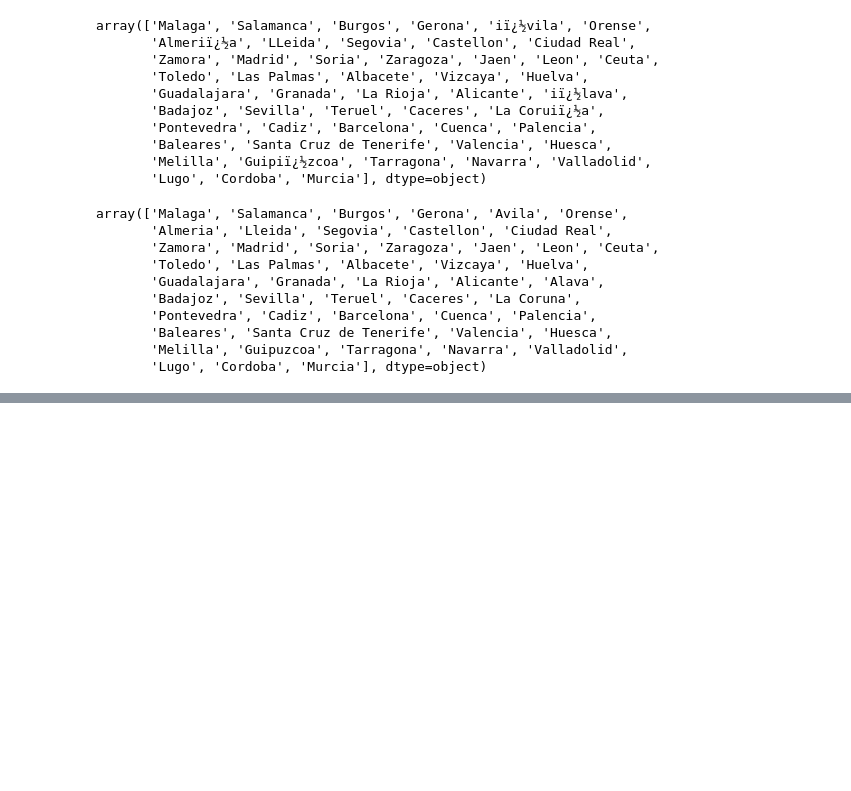
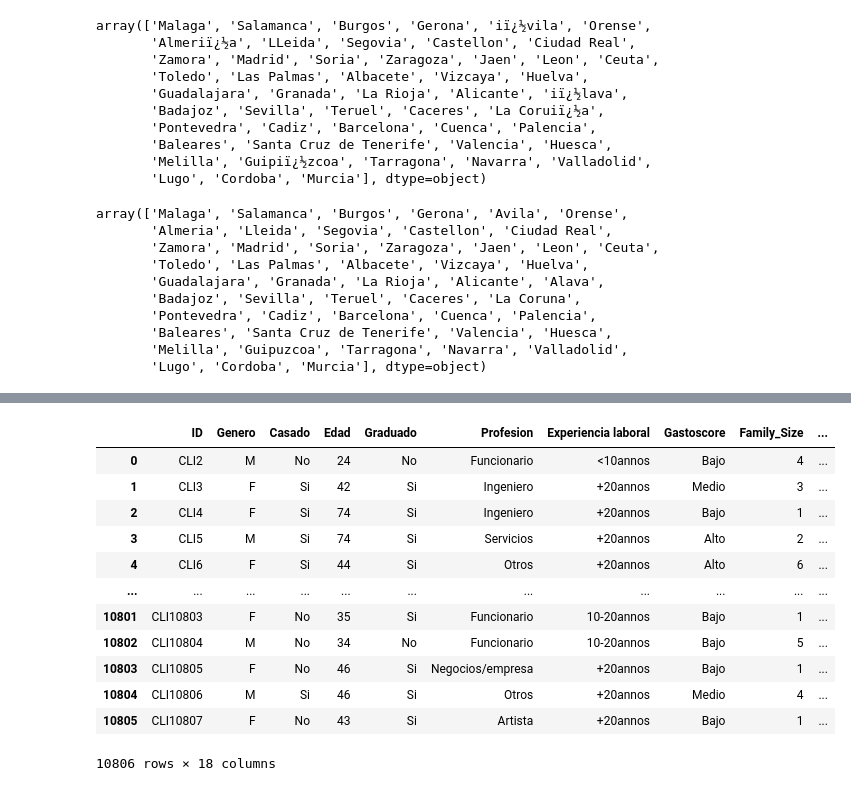
Before and after one commit to joseluis031/Segm_clientes, a Jupyter notebook: limpieza.ipynb, the cells around one changed output, grey strips where cells are left out. Cells and saved outputs as stored; diff of their text form; code cells hidden in the pictures; blank space fills up the shorter version.

```diff
--- a/limpieza.ipynb
+++ b/limpieza.ipynb
@@ -57,3 +57,8 @@ array(['Malaga', 'Salamanca', 'Burgos', 'Gerona', 'Avila', 'Orense',
        'Baleares', 'Santa Cruz de Tenerife', 'Valencia', 'Huesca',
        'Melilla', 'Guipuzcoa', 'Tarragona', 'Navarra', 'Valladolid',
        'Lugo', 'Cordoba', 'Murcia'], dtype=object)
+# %%
+# Convertir columnas numéricas con comas a formato de punto decimal
+cols_to_convert = ['Digital_encuesta']
+for col in cols_to_convert:
+    df[col] = df[col].str.replace(',', '.').astype(float)
@@ -59,0 +87,18 @@ array(['Malaga', 'Salamanca', 'Burgos', 'Gerona', 'Avila', 'Orense',
+# %%
+df.fillna({'Casado': "Desconocido"})
+df.fillna({'Graduado': "No"})
+df.fillna({'Campanna_anno': "Ninguna"})
+# %% [output]
+|  | ID | Genero | Casado | Edad | Graduado | Profesion | Experiencia laboral | Gastoscore | Family_Size | ... |
+| 0 | CLI2 | M | No | 24 | No | Funcionario | <10annos | Bajo | 4 | ... |
+| 1 | CLI3 | F | Si | 42 | Si | Ingeniero | +20annos | Medio | 3 | ... |
+| 2 | CLI4 | F | Si | 74 | Si | Ingeniero | +20annos | Bajo | 1 | ... |
+| 3 | CLI5 | M | Si | 74 | Si | Servicios | +20annos | Alto | 2 | ... |
+| 4 | CLI6 | F | Si | 44 | Si | Otros | +20annos | Alto | 6 | ... |
+| ... | ... | ... | ... | ... | ... | ... | ... | ... | ... | ... |
+| 10801 | CLI10803 | F | No | 35 | Si | Funcionario | 10-20annos | Bajo | 1 | ... |
+| 10802 | CLI10804 | M | No | 34 | No | Funcionario | 10-20annos | Bajo | 5 | ... |
+| 10803 | CLI10805 | F | No | 46 | Si | Negocios/empresa | +20annos | Bajo | 1 | ... |
+| 10804 | CLI10806 | M | Si | 46 | Si | Otros | +20annos | Medio | 4 | ... |
+| 10805 | CLI10807 | F | No | 43 | Si | Artista | +20annos | Bajo | 1 | ... |
+10806 rows × 18 columns
```
Also changed, not shown: parts of 4 cells of this notebook.
